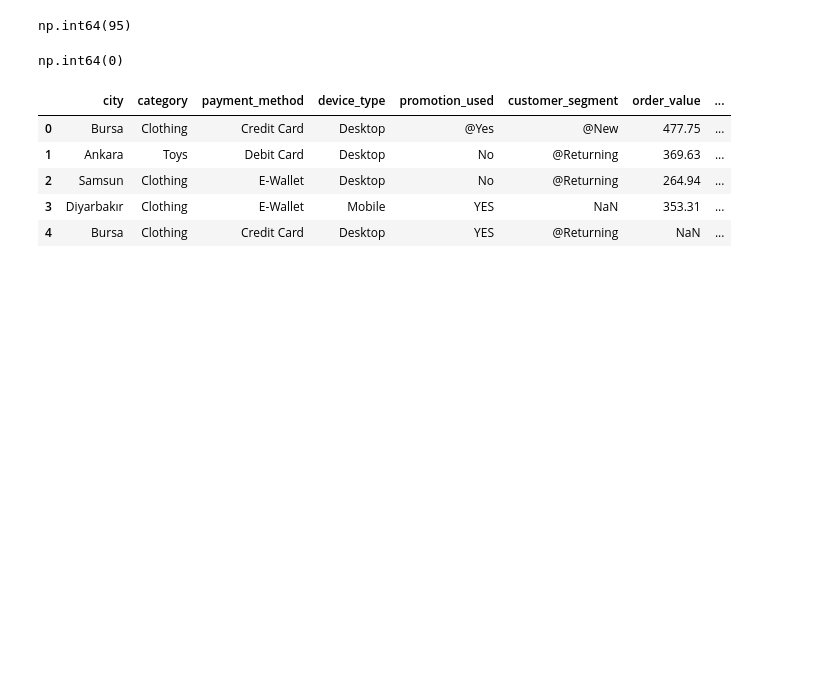
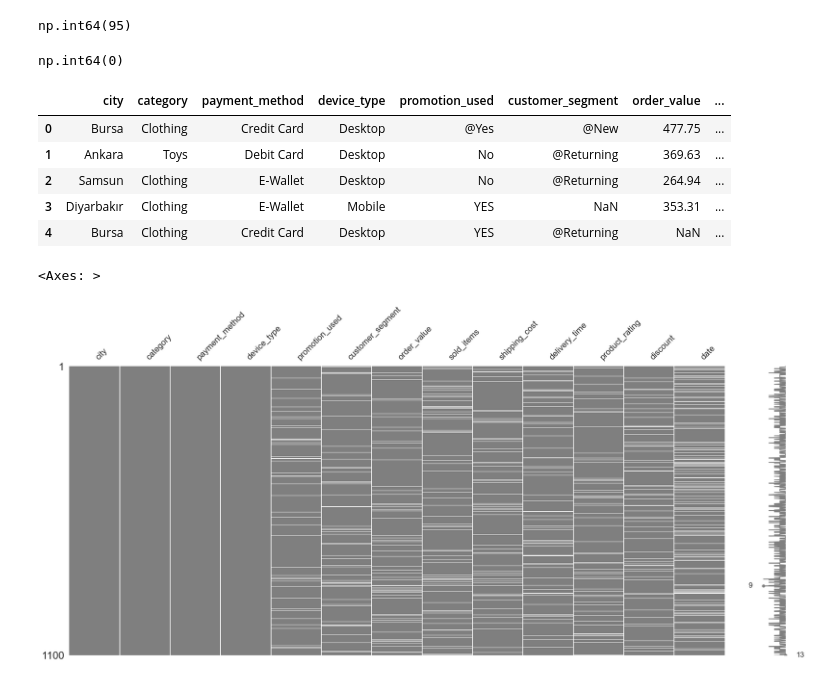
Before and after one commit to mtatbak/stat112FinalProject, a Jupyter notebook: 112.ipynb, the cells around one changed output. Drawn from its saved outputs; the diff is of its cells as text; code cells hidden in the pictures; blank space fills up the shorter version.

```diff
--- a/112.ipynb
+++ b/112.ipynb
@@ -366,3 +366,8 @@ df.head()
 | 2 | Samsun | Clothing | E-Wallet | Desktop | No | @Returning | 264.94 | ... |
 | 3 | Diyarbakır | Clothing | E-Wallet | Mobile | YES | NaN | 353.31 | ... |
 | 4 | Bursa | Clothing | Credit Card | Desktop | YES | @Returning | NaN | ... |
+# %%
+msno.matrix(df, color = (0.5, 0.5, 0.5))
+# %% [output]
+<Axes: >
+[figure, added]
```
Also changed, not shown: parts of 14 cells of this notebook.
